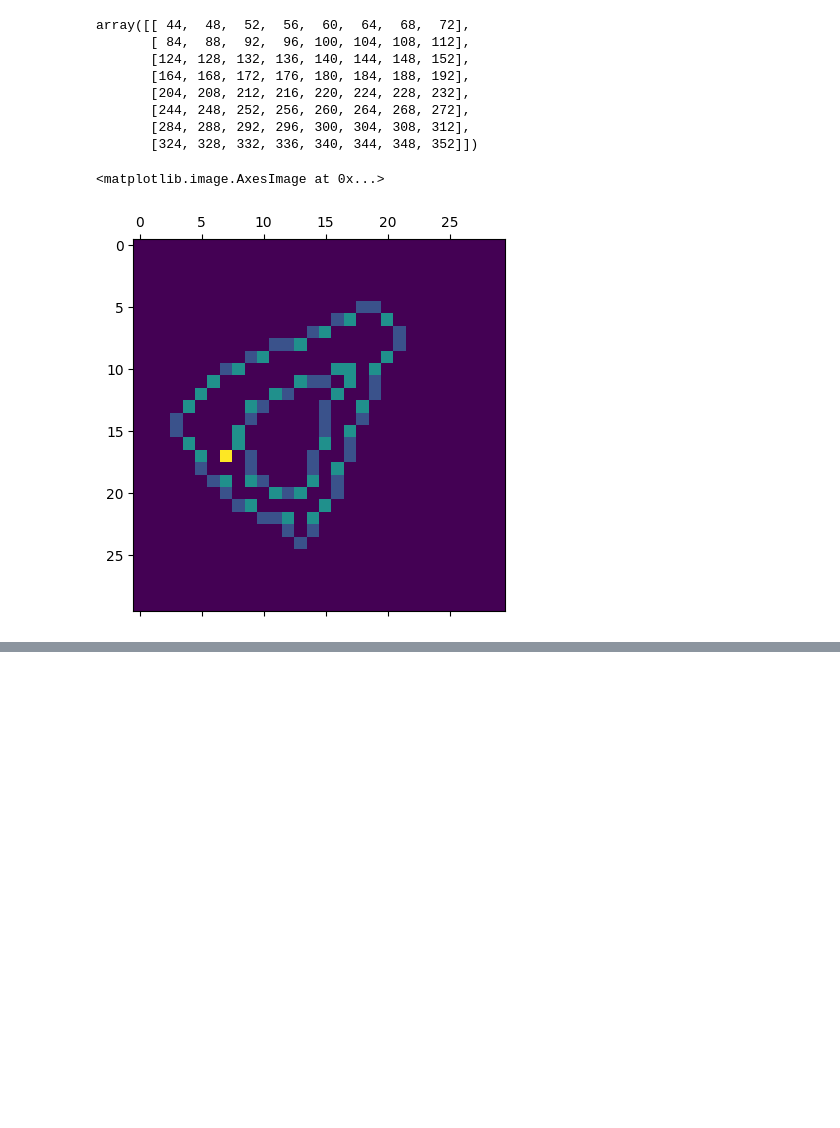
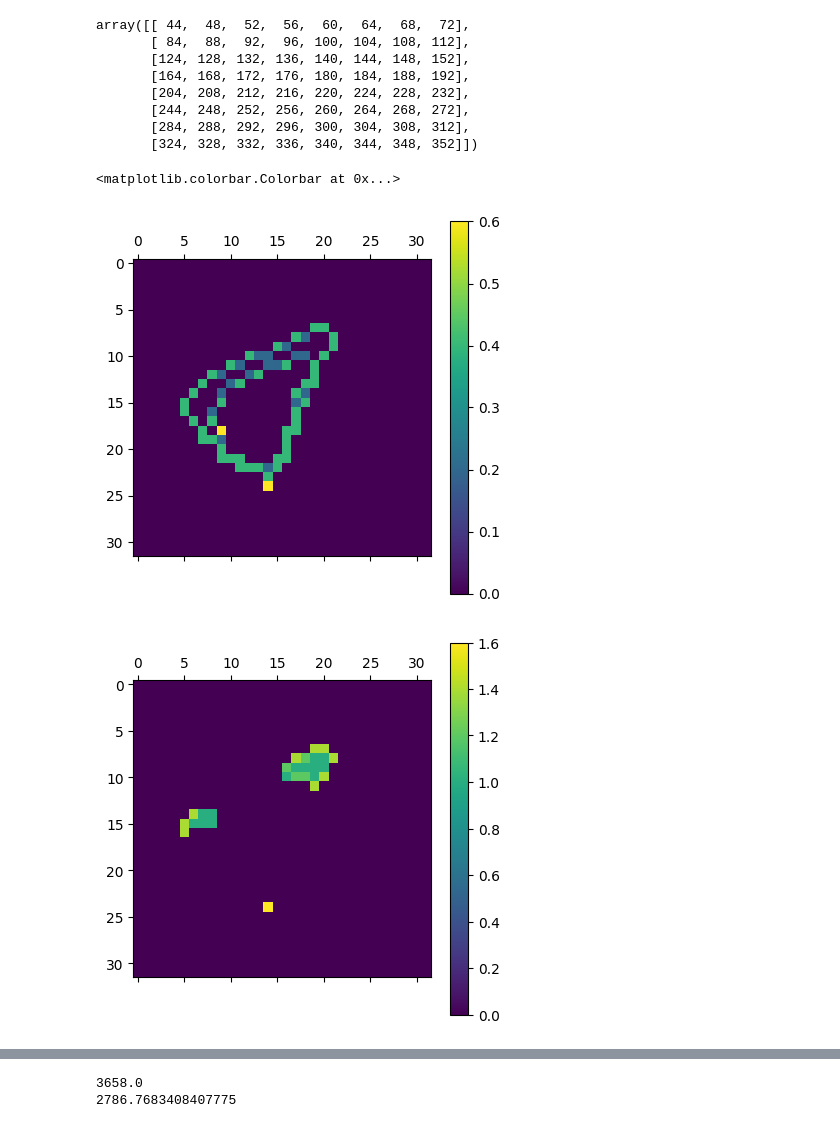
Before and after one commit to abarbieu/slime_mold_nca, a Jupyter notebook: playground.ipynb, the cells around one changed output, grey strips where cells are left out. Drawn from its saved outputs; the diff is of its cells as text; code cells hidden in the pictures; blank space fills up the shorter version.

```diff
--- a/playground.ipynb
+++ b/playground.ipynb
@@ -79,14 +65,3 @@ array([[ 44,  48,  52,  56,  60,  64,  68,  72],
        [244, 248, 252, 256, 260, 264, 268, 272],
        [284, 288, 292, 296, 300, 304, 308, 312],
        [324, 328, 332, 336, 340, 344, 348, 352]])
-# %%
-# Represents how many life neighbors an empty cell has
-neighs = tenv.life[:-2,1:-1] + tenv.life[1:-1, :-2] + tenv.life[1:-1, 2:] + tenv.life[2:, 1:-1] + tenv.life[1:-1, 1:-1]*100
-neighs[neighs>100] = 0
-plt.matshow(neighs)
-# a = np.zeros_like(neighs)
-# a[neighs>100] = 1
-# plt.matshow(a)
-# %% [output]
-<matplotlib.image.AxesImage at 0x...>
-[figure, removed]
@@ -92,0 +90,26 @@ plt.matshow(neighs)
+# %%
+tenv = PetriDish.from_env("tenv", test_envs["small"]['3']['1'])
+tenv.resv += tenv.food
+
+kernel = np.array([[0,1,0],[1,0,1],[0,1,0]], dtype=np.float32)
+# Represents the percentage of nutrients lost to diffusion outside of the road network
+edge_reinforcer = convolve(tenv.life == 0, kernel) * tenv.life*0.2
+kernel[1,1] = 1
+kernel = kernel * 0.2
+plt.matshow(edge_reinforcer)
+plt.colorbar()
+# shows result in between each step
+tenv.resv += tenv.resv * edge_reinforcer # Nutrients that would leave the cell stays in
+plt.matshow(tenv.resv)
+plt.colorbar()
+
+diffused = convolve(tenv.resv, kernel)
+plt.matshow(diffused)
+plt.colorbar()
+tenv.resv = diffused*tenv.life
+plt.matshow(tenv.resv)
+plt.colorbar()
+# %% [output]
+<matplotlib.colorbar.Colorbar at 0x...>
+[figure, added]
+[figure, added]
@@ -92,0 +129,23 @@ plt.matshow(neighs)
+# %%
+tenv = PetriDish.from_env("tenv", test_envs["large"]['6']['2'])
+tenv.resv += tenv.life
+
+# Records a video of diffusion in tenv
+with VideoWriter("./encasm/results/diffusion.mp4", fps=10) as vid:
+    vid.add_concat_grids([tenv.resv], cols = 1)
+    print(tenv.resv.sum())
+
+    for i in range(200):
+        # tenv.resv += tenv.resv * edge_reinforcer # Nutrients that would leave the cell stays in
+        # diffused = convolve(tenv.resv, kernel)
+        # tenv.resv = diffused*tenv.life
+        tenv.resv = np.clip(tenv.resv + tenv.food*0.1, 0, 1)
+        tenv.resv = diffuse(tenv.resv, tenv.life)
+        # sets 10% of all life cells to 0
+        tenv.resv[tenv.life.nonzero()] *= np.random.rand(*tenv.life[tenv.life.nonzero()].shape) > 0.001
+        if i%10 == 0:
+            vid.add_concat_grids([tenv.resv], cols = 1)
+    print(tenv.resv.sum())
+# %% [output]
+3658.0
+2786.7683408407775
```
Also changed, not shown: parts of 16 cells of this notebook, 4 other files.
